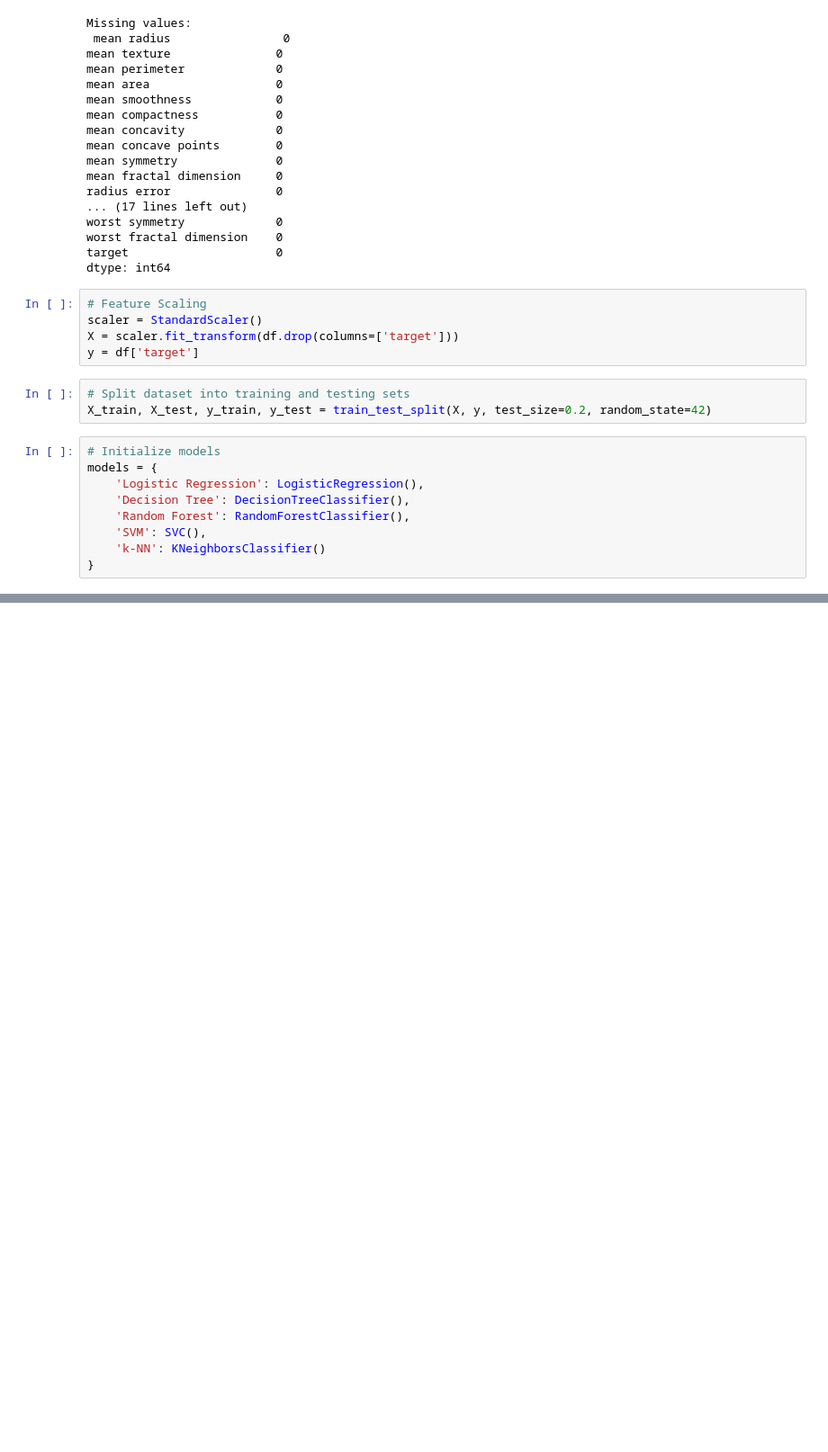
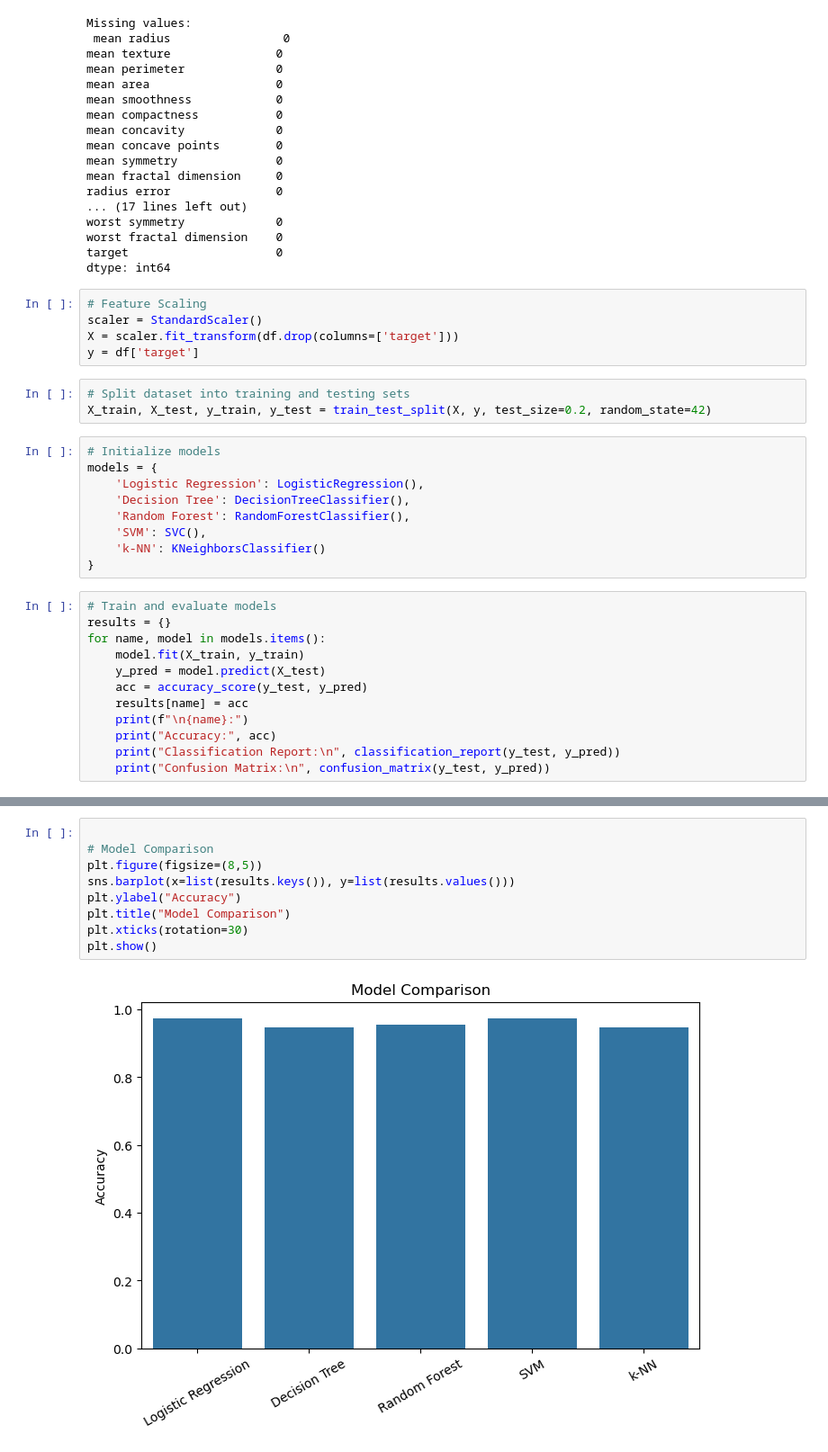
Before and after one commit to Basiii73/Classification-Problem, a Jupyter notebook: Classification Problem.ipynb, the cells around one changed output, grey strips where cells are left out. Shown at 90% size. Saved outputs shown, nothing was run; the diff lists cells and outputs as text; blank space fills up the shorter version.

```diff
--- a/Classification Problem.ipynb
+++ b/Classification Problem.ipynb
@@ -55,3 +55,15 @@ models = {
     'SVM': SVC(),
     'k-NN': KNeighborsClassifier()
 }
+# %%
+# Train and evaluate models
+results = {}
+for name, model in models.items():
+    model.fit(X_train, y_train)
+    y_pred = model.predict(X_test)
+    acc = accuracy_score(y_test, y_pred)
+    results[name] = acc
+    print(f"\n{name}:")
+    print("Accuracy:", acc)
+    print("Classification Report:\n", classification_report(y_test, y_pred))
+    print("Confusion Matrix:\n", confusion_matrix(y_test, y_pred))
@@ -57,0 +88,11 @@ models = {
+# %%
+
+# Model Comparison
+plt.figure(figsize=(8,5))
+sns.barplot(x=list(results.keys()), y=list(results.values()))
+plt.ylabel("Accuracy")
+plt.title("Model Comparison")
+plt.xticks(rotation=30)
+plt.show()
+# %% [output]
+[figure, added]
```
Also changed, not shown: parts of 2 cells of this notebook.
